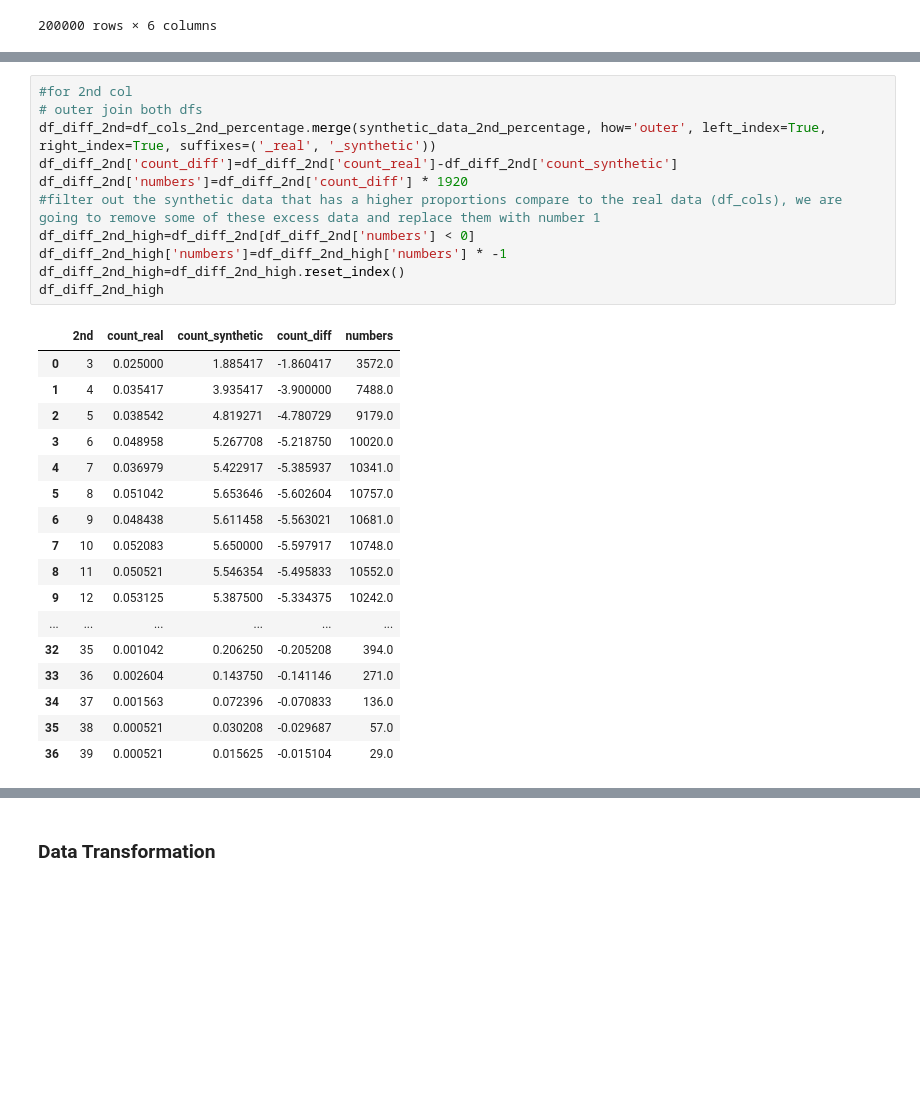
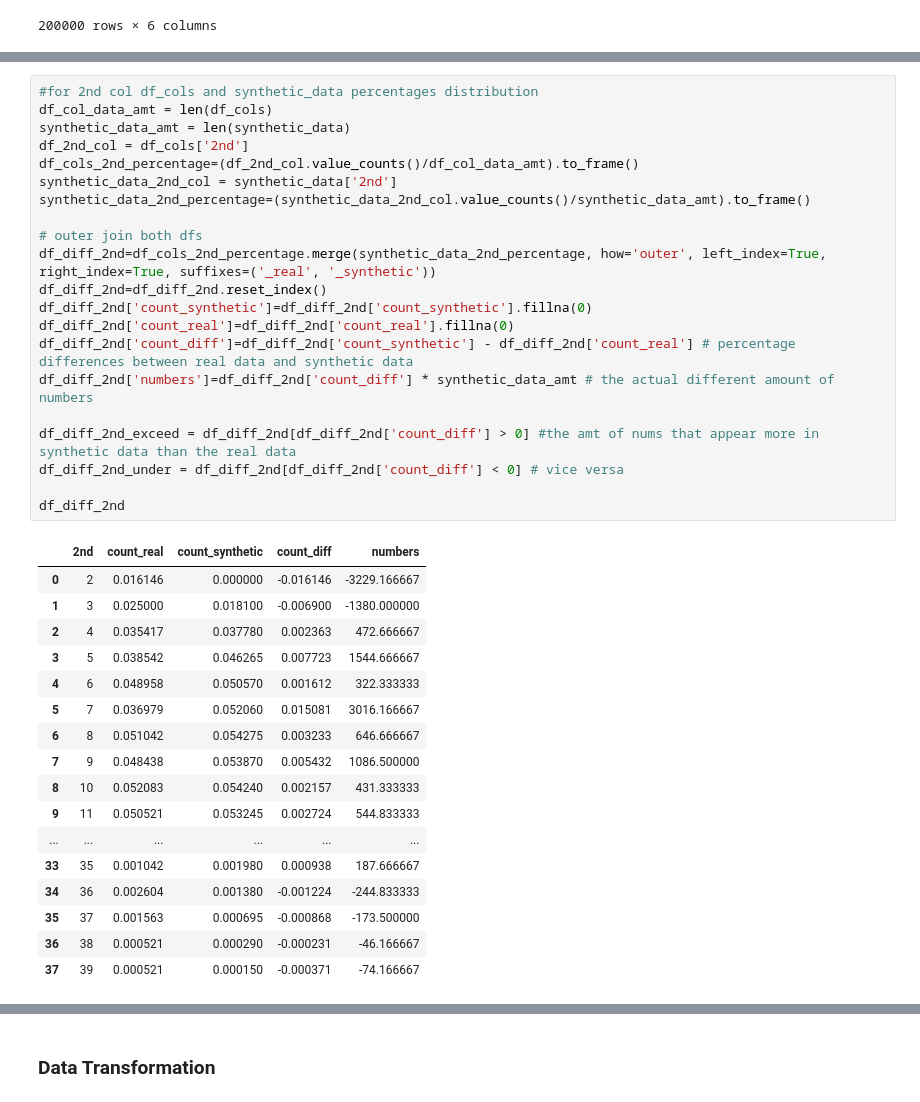
Before and after one commit to TedLLH/HongKongPowerBall_MarkSix, a Jupyter notebook: marksix.ipynb, the cells around one changed output, grey strips where cells are left out. Cells and saved outputs as stored; diff of their text form; blank space fills up the shorter version.

```diff
--- a/marksix.ipynb
+++ b/marksix.ipynb
@@ -3241,29 +3248,39 @@ df_diff_1st_high
 # %%
-#for 2nd col
+#for 2nd col df_cols and synthetic_data percentages distribution
+df_col_data_amt = len(df_cols)
+synthetic_data_amt = len(synthetic_data)
+df_2nd_col = df_cols['2nd']
+df_cols_2nd_percentage=(df_2nd_col.value_counts()/df_col_data_amt).to_frame()
+synthetic_data_2nd_col = synthetic_data['2nd']
+synthetic_data_2nd_percentage=(synthetic_data_2nd_col.value_counts()/synthetic_data_amt).to_frame()
+
 # outer join both dfs
 df_diff_2nd=df_cols_2nd_percentage.merge(synthetic_data_2nd_percentage, how='outer', left_index=True, right_index=True, suffixes=('_real', '_synthetic'))
-df_diff_2nd['count_diff']=df_diff_2nd['count_real']-df_diff_2nd['count_synthetic']
-df_diff_2nd['numbers']=df_diff_2nd['count_diff'] * 1920
-#filter out the synthetic data that has a higher proportions compare to the real data (df_cols), we are going to remove some of these excess data and replace them with number 1
-df_diff_2nd_high=df_diff_2nd[df_diff_2nd['numbers'] < 0]
-df_diff_2nd_high['numbers']=df_diff_2nd_high['numbers'] * -1
-df_diff_2nd_high=df_diff_2nd_high.reset_index()
-df_diff_2nd_high
+df_diff_2nd=df_diff_2nd.reset_index()
+df_diff_2nd['count_synthetic']=df_diff_2nd['count_synthetic'].fillna(0)
+df_diff_2nd['count_real']=df_diff_2nd['count_real'].fillna(0)
+df_diff_2nd['count_diff']=df_diff_2nd['count_synthetic'] - df_diff_2nd['count_real'] # percentage differences between real data and synthetic data
+df_diff_2nd['numbers']=df_diff_2nd['count_diff'] * synthetic_data_amt # the actual different amount of numbers
+
+df_diff_2nd_exceed = df_diff_2nd[df_diff_2nd['count_diff'] > 0] #the amt of nums that appear more in synthetic data than the real data
+df_diff_2nd_under = df_diff_2nd[df_diff_2nd['count_diff'] < 0] # vice versa
+
+df_diff_2nd
 # %% [output]
 |  | 2nd | count_real | count_synthetic | count_diff | numbers |
-| 0 | 3 | 0.025000 | 1.885417 | -1.860417 | 3572.0 |
-| 1 | 4 | 0.035417 | 3.935417 | -3.900000 | 7488.0 |
-| 2 | 5 | 0.038542 | 4.819271 | -4.780729 | 9179.0 |
-| 3 | 6 | 0.048958 | 5.267708 | -5.218750 | 10020.0 |
-| 4 | 7 | 0.036979 | 5.422917 | -5.385937 | 10341.0 |
-| 5 | 8 | 0.051042 | 5.653646 | -5.602604 | 10757.0 |
-| 6 | 9 | 0.048438 | 5.611458 | -5.563021 | 10681.0 |
-| 7 | 10 | 0.052083 | 5.650000 | -5.597917 | 10748.0 |
-| 8 | 11 | 0.050521 | 5.546354 | -5.495833 | 10552.0 |
-| 9 | 12 | 0.053125 | 5.387500 | -5.334375 | 10242.0 |
+| 0 | 2 | 0.016146 | 0.000000 | -0.016146 | -3229.166667 |
+| 1 | 3 | 0.025000 | 0.018100 | -0.006900 | -1380.000000 |
+| 2 | 4 | 0.035417 | 0.037780 | 0.002363 | 472.666667 |
+| 3 | 5 | 0.038542 | 0.046265 | 0.007723 | 1544.666667 |
+| 4 | 6 | 0.048958 | 0.050570 | 0.001612 | 322.333333 |
+| 5 | 7 | 0.036979 | 0.052060 | 0.015081 | 3016.166667 |
+| 6 | 8 | 0.051042 | 0.054275 | 0.003233 | 646.666667 |
+| 7 | 9 | 0.048438 | 0.053870 | 0.005432 | 1086.500000 |
+| 8 | 10 | 0.052083 | 0.054240 | 0.002157 | 431.333333 |
+| 9 | 11 | 0.050521 | 0.053245 | 0.002724 | 544.833333 |
 | ... | ... | ... | ... | ... | ... |
-| 32 | 35 | 0.001042 | 0.206250 | -0.205208 | 394.0 |
-| 33 | 36 | 0.002604 | 0.143750 | -0.141146 | 271.0 |
-| 34 | 37 | 0.001563 | 0.072396 | -0.070833 | 136.0 |
-| 35 | 38 | 0.000521 | 0.030208 | -0.029687 | 57.0 |
-| 36 | 39 | 0.000521 | 0.015625 | -0.015104 | 29.0 |
+| 33 | 35 | 0.001042 | 0.001980 | 0.000938 | 187.666667 |
+| 34 | 36 | 0.002604 | 0.001380 | -0.001224 | -244.833333 |
+| 35 | 37 | 0.001563 | 0.000695 | -0.000868 | -173.500000 |
+| 36 | 38 | 0.000521 | 0.000290 | -0.000231 | -46.166667 |
+| 37 | 39 | 0.000521 | 0.000150 | -0.000371 | -74.166667 |
```
Also changed, not shown: parts of 42 cells of this notebook, 1 other file.
